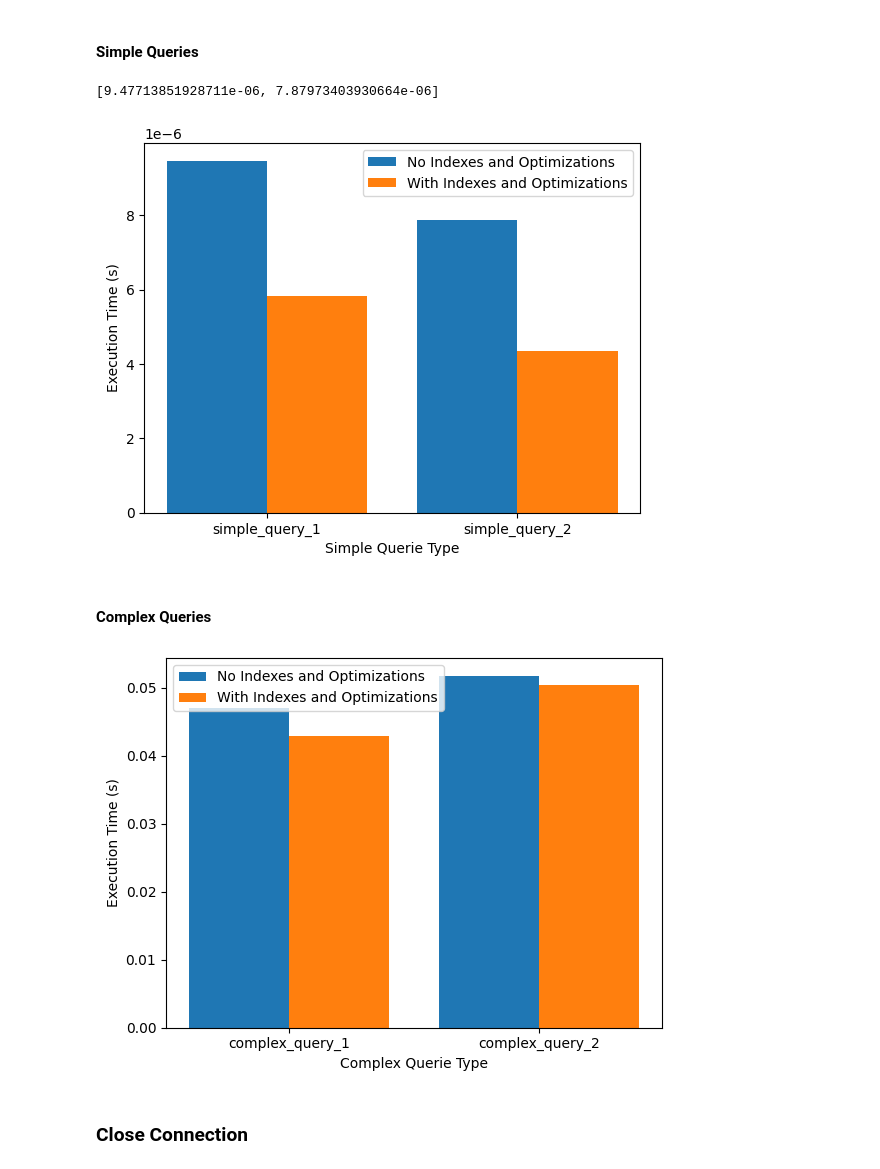
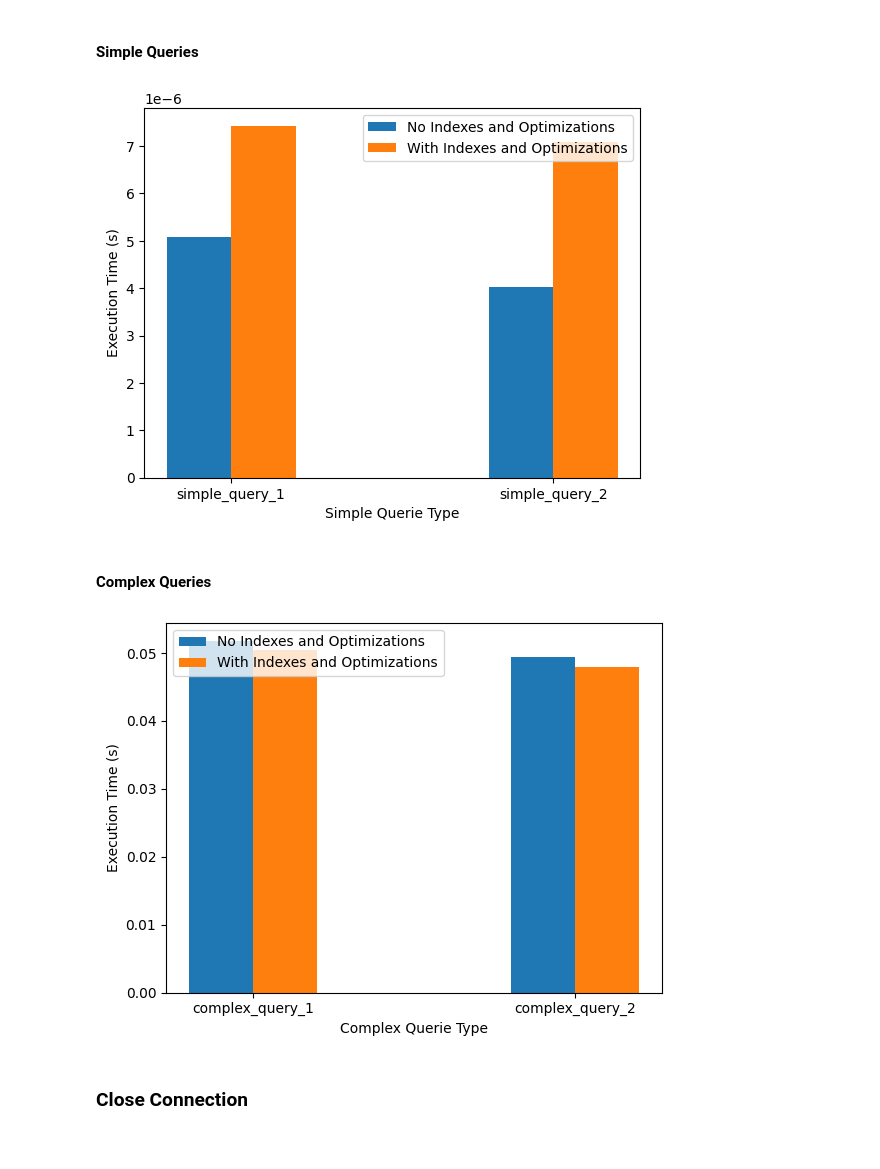
Before and after one commit to theRobertSan/Database-Performance-Comparison, a Jupyter notebook: mongodb_queries.ipynb, the cells around one changed output. Cells and saved outputs as stored; diff of their text form; code cells hidden in the pictures.

Commit message:
Fix overlap of text in bar chart

```diff
--- a/mongodb_queries.ipynb
+++ b/mongodb_queries.ipynb
@@ -248,7 +248,7 @@ killings_col.update_one(
 ## Index
 # %%
 # Number of iterations used in performance
-iterations = 20
+iterations = 100
 
 # Get average performance
 def performance(collection, query, is_aggregate):
@@ -268,7 +268,7 @@ def performance_list():
     return {
         "simple_query_1" : performance(killings_col, simple_query_1, False),
         "simple_query_2" : performance(killings_col, simple_query_2, False),
-        "complex_query_1" : performance(killings_col, improve_complex_query_1, True),
+        "complex_query_1" : performance(killings_col, complex_query_1, True),
         "complex_query_2" : performance(killings_col, complex_query_2, True)
     }
 # %%
@@ -418,30 +439,29 @@ Examined documents without indexes:
 # %%
 X_axis = np.arange(2)
 
-plt.bar(X_axis - 0.2, list(performance_no_index.values())[0:2], 0.4, label="No Indexes and Optimizations")
-plt.bar(X_axis + 0.2, list(performance_index.values())[0:2], 0.4, label="With Indexes and Optimizations")
+plt.bar(X_axis - 0.1, list(performance_no_index.values())[0:2], 0.2, label="No Indexes and Optimizations")
+plt.bar(X_axis + 0.1, list(performance_index.values())[0:2], 0.2, label="With Indexes and Optimizations")
 plt.xticks(X_axis, list(performance_no_index.keys())[0:2])
 plt.legend()
 plt.xlabel("Simple Querie Type")
 plt.ylabel("Execution Time (s)")
 plt.show()
 # %% [output]
-[9.47713851928711e-06, 7.87973403930664e-06]
-[figure, old version]
+[figure, new version]
 # %% [markdown]
 #### Complex Queries
 # %%
 X_axis = np.arange(2)
 
-plt.bar(X_axis - 0.2, list(performance_no_index.values())[2:4], 0.4, label="No Indexes and Optimizations")
-plt.bar(X_axis + 0.2, list(performance_index.values())[2:4], 0.4, label="With Indexes and Optimizations")
+plt.bar(X_axis - 0.1, list(performance_no_index.values())[2:4], 0.2, label="No Indexes and Optimizations")
+plt.bar(X_axis + 0.1, list(performance_index.values())[2:4], 0.2, label="With Indexes and Optimizations")
 plt.xticks(X_axis, list(performance_no_index.keys())[2:4])
 plt.legend(loc="upper left")
 plt.xlabel("Complex Querie Type")
 plt.ylabel("Execution Time (s)")
 plt.show()
 # %% [output]
-[figure, old version]
+[figure, new version]
 # %% [markdown]
 ### Close Connection
 # %%
```
Also changed, not shown: parts of 3 cells of this notebook, 1 other file.
